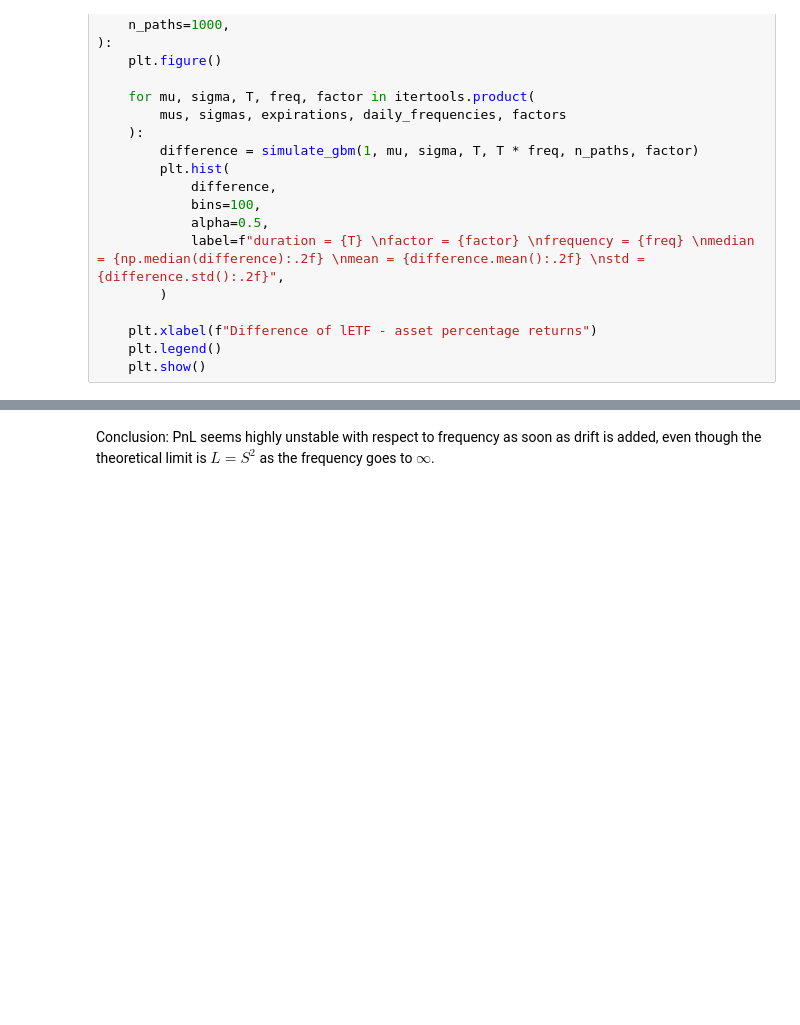
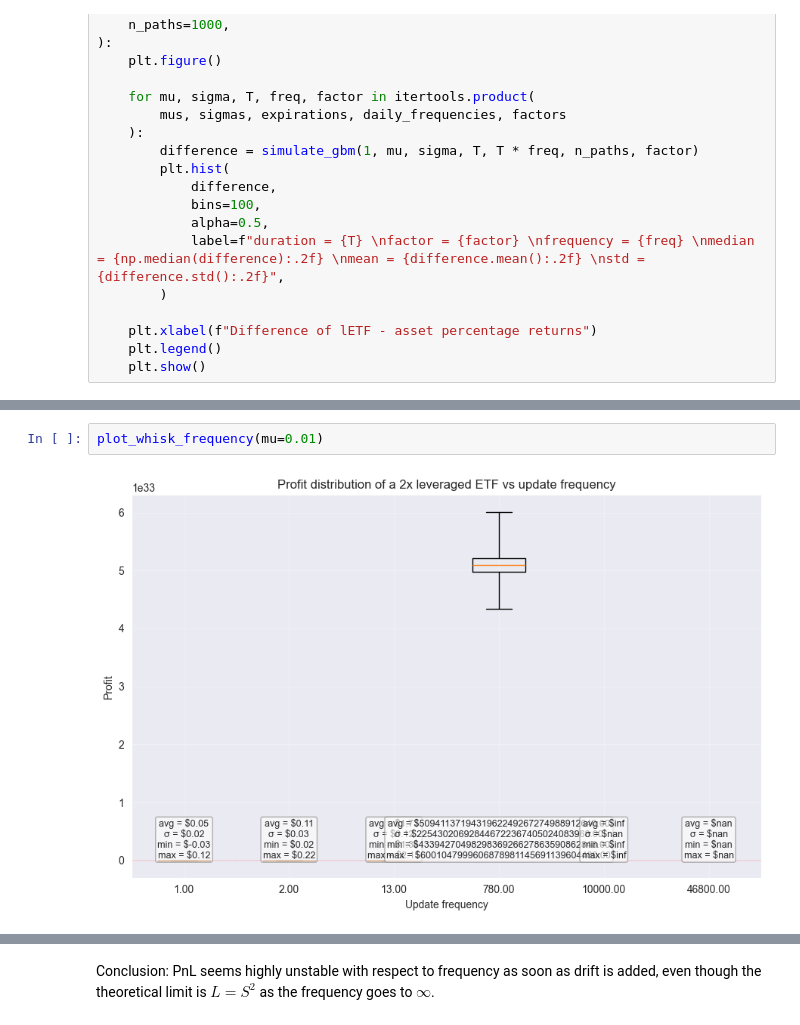
Before and after one commit to albesianor/Leveraged-ETFs, a Jupyter notebook: 01_frequency_impact.ipynb, the cells around one changed output, grey strips where cells are left out. Cells and saved outputs as stored; diff of their text form; blank space fills up the shorter version.

```diff
--- a/01_frequency_impact.ipynb
+++ b/01_frequency_impact.ipynb
@@ -146 +150,5 @@ def plot_whisk_frequency(
+# %%
+plot_whisk_frequency(mu=0.01)
+# %% [output]
+[figure, added]
 # %%
```
Also changed, not shown: parts of 5 cells of this notebook, 2 other files.
